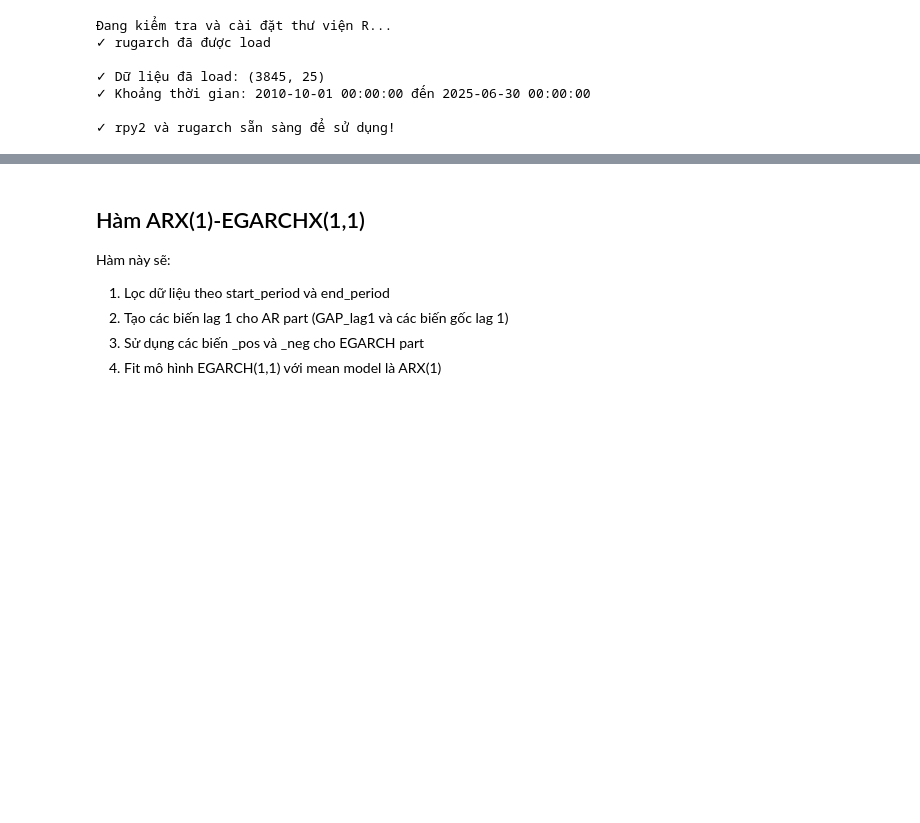
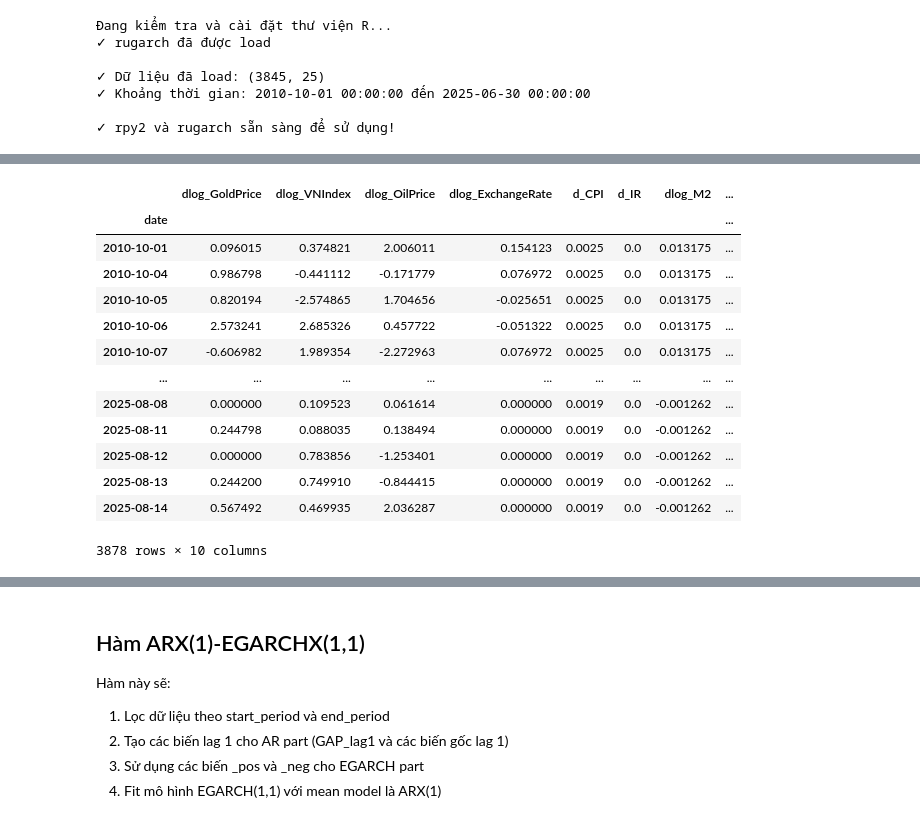
Before and after one commit to Dang-Huy/Group-2-Timeseries, a Jupyter notebook: model_asymmetric_group2.ipynb, the cells around one changed output, grey strips where cells are left out. Saved outputs shown, nothing was run; the diff lists cells and outputs as text; code cells hidden in the pictures; blank space fills up the shorter version.

```diff
--- a/model_asymmetric_group2.ipynb
+++ b/model_asymmetric_group2.ipynb
@@ -58,3 +58,14 @@ Trying to import in ABI mode.
 ✓ Khoảng thời gian: 2010-10-01 00:00:00 đến 2025-06-30 00:00:00
 
 ✓ rpy2 và rugarch sẵn sàng để sử dụng!
+# %%
+interbankrate = pd.read_excel('D:\PythonCode\lien_team\Group-2-Timeseries\FiinProX_DE_Du_lieu_vi_mo_20260421.xlsx', skiprows=7, header=0, nrows=4063)
+interbankrate.drop(columns=['STT', 'Kỳ'], inplace=True)
+interbankrate.index = pd.to_datetime(interbankrate['Ngày'], format='%d/%m/%Y')
+interbankrate.drop(columns=['Ngày'], inplace=True)
+interbankrate.rename(columns={'Lãi suất bình quân liên ngân hàng qua đêm\nĐơn vị: %': 'InterbankRate'}, inplace=True)
+interbankrate = interbankrate[::-1]
+interbankrate['dlog_InterbankRate'] = np.log(interbankrate['InterbankRate']).diff()
+interbankrate = interbankrate.dropna()
+interbankrate['dlog_InterbankRate_pos'] = np.where(interbankrate['dlog_InterbankRate'] > 0, interbankrate['dlog_InterbankRate'], 0)
+interbankrate['dlog_InterbankRate_neg'] = np.where(interbankrate['dlog_InterbankRate'] < 0, interbankrate['dlog_InterbankRate'], 0)
@@ -72,0 +132,20 @@ Index(['dlog_GoldPrice', 'dlog_VNIndex_pos', 'dlog_VNIndex_neg',
+# %%
+df2 = pd.read_csv('D:\PythonCode\lien_team\Group-2-Timeseries\g2data_final.csv')
+df2.set_index('date', inplace=True)
+df2['dlog_InterbankRate'] = interbankrate['dlog_InterbankRate']
+df2
+# %% [output]
+|  | dlog_GoldPrice | dlog_VNIndex | dlog_OilPrice | dlog_ExchangeRate | d_CPI | d_IR | dlog_M2 | ... |
+| date |  |  |  |  |  |  |  | ... |
+| 2010-10-01 | 0.096015 | 0.374821 | 2.006011 | 0.154123 | 0.0025 | 0.0 | 0.013175 | ... |
+| 2010-10-04 | 0.986798 | -0.441112 | -0.171779 | 0.076972 | 0.0025 | 0.0 | 0.013175 | ... |
+| 2010-10-05 | 0.820194 | -2.574865 | 1.704656 | -0.025651 | 0.0025 | 0.0 | 0.013175 | ... |
+| 2010-10-06 | 2.573241 | 2.685326 | 0.457722 | -0.051322 | 0.0025 | 0.0 | 0.013175 | ... |
+| 2010-10-07 | -0.606982 | 1.989354 | -2.272963 | 0.076972 | 0.0025 | 0.0 | 0.013175 | ... |
+| ... | ... | ... | ... | ... | ... | ... | ... | ... |
+| 2025-08-08 | 0.000000 | 0.109523 | 0.061614 | 0.000000 | 0.0019 | 0.0 | -0.001262 | ... |
+| 2025-08-11 | 0.244798 | 0.088035 | 0.138494 | 0.000000 | 0.0019 | 0.0 | -0.001262 | ... |
+| 2025-08-12 | 0.000000 | 0.783856 | -1.253401 | 0.000000 | 0.0019 | 0.0 | -0.001262 | ... |
+| 2025-08-13 | 0.244200 | 0.749910 | -0.844415 | 0.000000 | 0.0019 | 0.0 | -0.001262 | ... |
+| 2025-08-14 | 0.567492 | 0.469935 | 2.036287 | 0.000000 | 0.0019 | 0.0 | -0.001262 | ... |
+3878 rows × 10 columns
```
Also changed, not shown: parts of 11 cells of this notebook, 6 other files.
